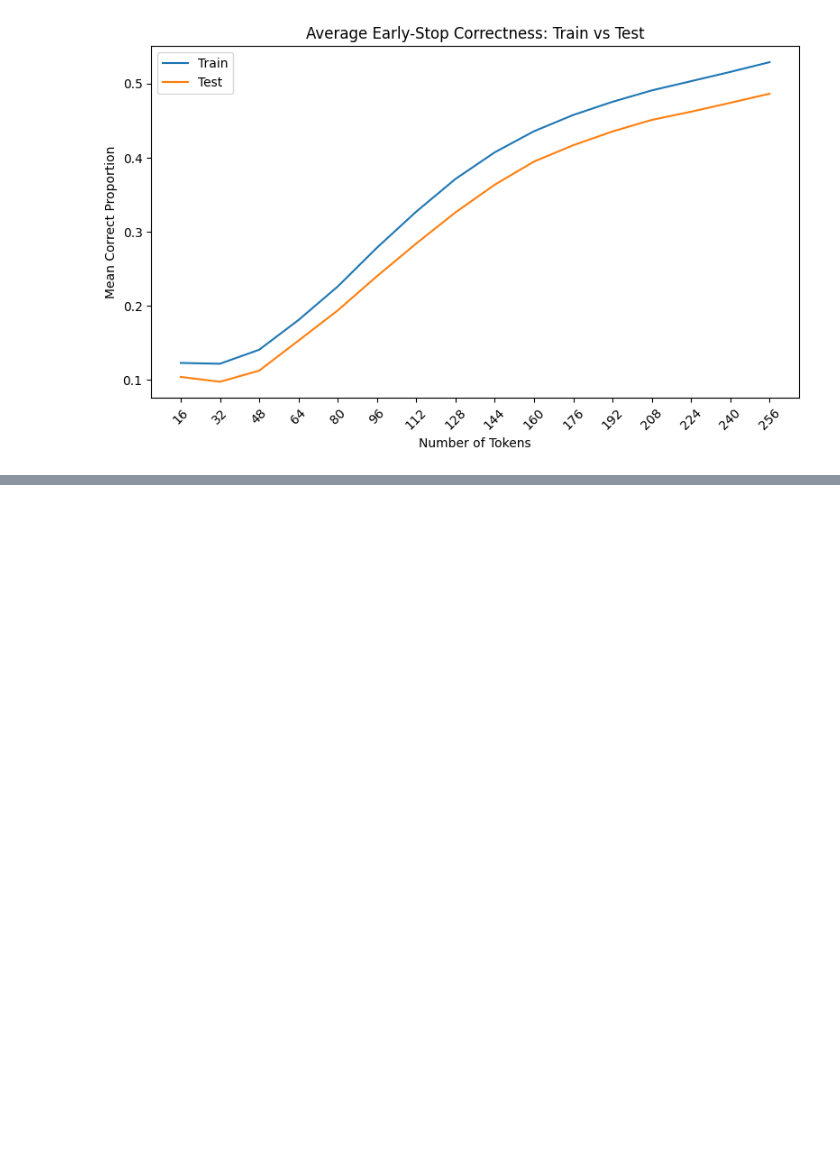
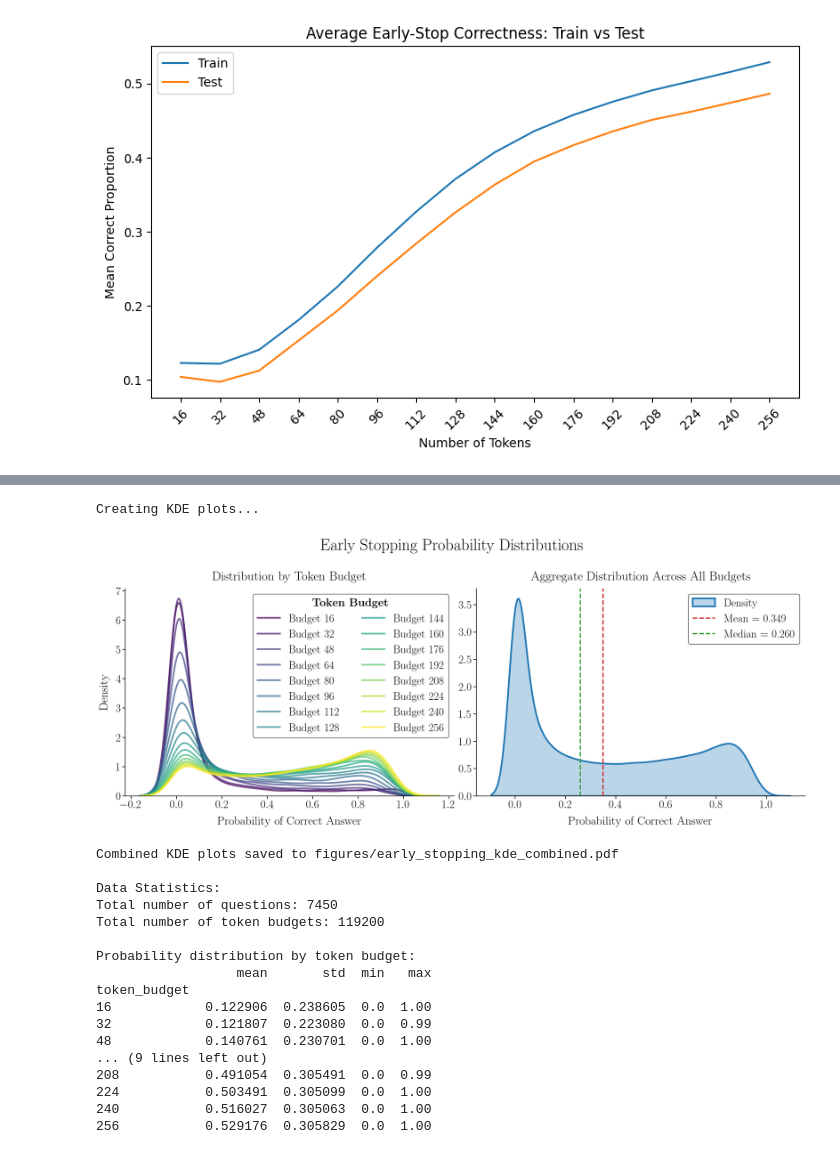
Before and after one commit to brownkat6/reasoning-scheduling, a Jupyter notebook: add_difficulties_gsm8k.ipynb, the cells around one changed output, grey strips where cells are left out. Cells and saved outputs as stored; diff of their text form; code cells hidden in the pictures; blank space fills up the shorter version.

```diff
--- a/add_difficulties_gsm8k.ipynb
+++ b/add_difficulties_gsm8k.ipynb
@@ -541,0 +900,33 @@ plt.show()
+# %%
+
+# Create and save both KDE plots
+print("\nCreating KDE plots...")
+create_kde_plots(expanded_df)
+
+# Print some statistics
+print("\nData Statistics:")
+print(f"Total number of questions: {len(original_df)}")
+print(f"Total number of token budgets: {len(expanded_df)}")
+print("\nProbability distribution by token budget:")
+budget_stats = expanded_df.groupby('token_budget')['probability'].agg(['mean', 'std', 'min', 'max'])
+print(budget_stats)
+# %% [output]
+Creating KDE plots...
+[figure, added]
+Combined KDE plots saved to figures/early_stopping_kde_combined.pdf
+
+Data Statistics:
+Total number of questions: 7450
+Total number of token budgets: 119200
+
+Probability distribution by token budget:
+                  mean       std  min   max
+token_budget
+16            0.122906  0.238605  0.0  1.00
+32            0.121807  0.223080  0.0  0.99
+48            0.140761  0.230701  0.0  1.00
+... (9 lines left out)
+208           0.491054  0.305491  0.0  0.99
+224           0.503491  0.305099  0.0  1.00
+240           0.516027  0.305063  0.0  1.00
+256           0.529176  0.305829  0.0  1.00
```
Also changed, not shown: parts of 3 cells of this notebook, 8 other files.
